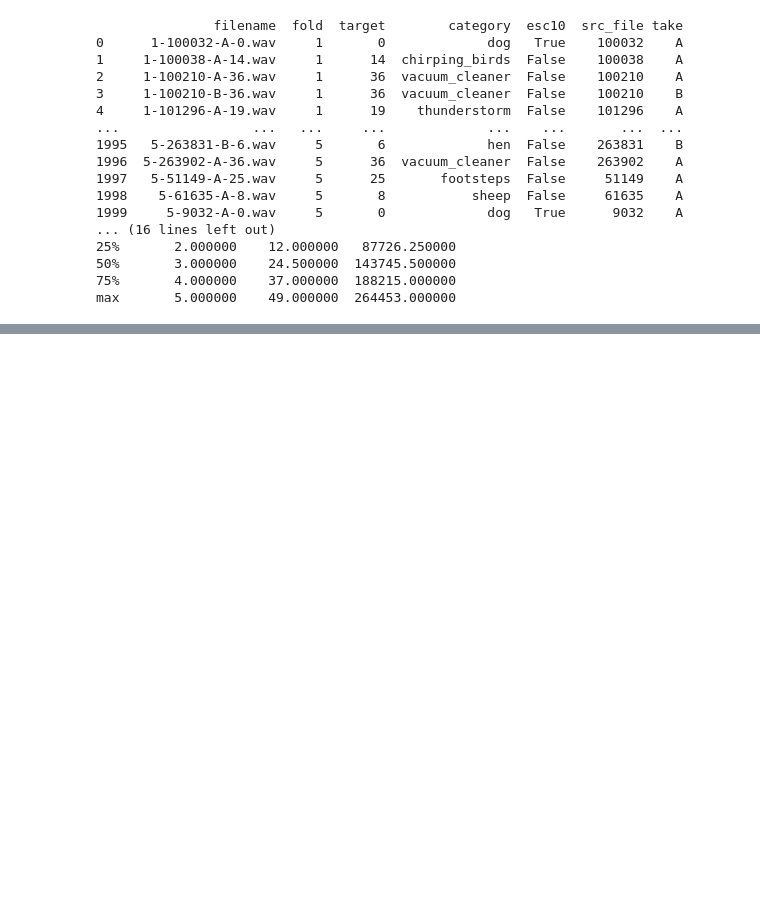
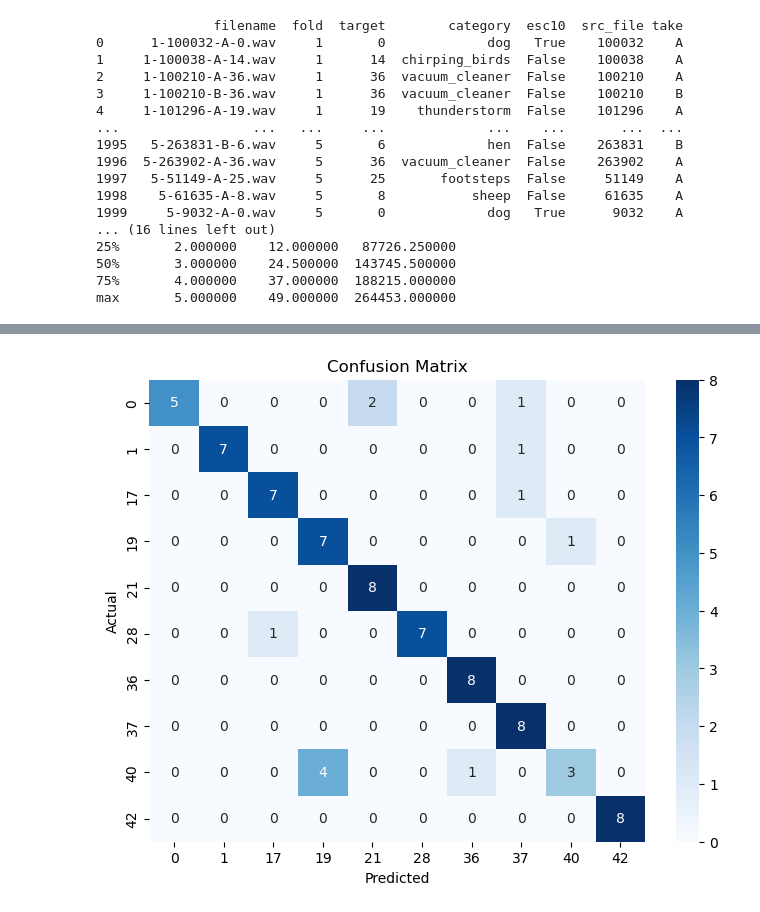
Before and after one commit to soheilbh/aed-challange, a Jupyter notebook: main.ipynb, the cells around one changed output, grey strips where cells are left out. Cells and saved outputs as stored; diff of their text form; code cells hidden in the pictures; blank space fills up the shorter version.

```diff
--- a/main.ipynb
+++ b/main.ipynb
@@ -362,0 +335,12 @@ plt.show()
+# %%
+# Normalize the data using Z-score normalization (StandardScaler)
+scaler = StandardScaler()
+
+
+# feature normalization:
+# feature = feature - mean(feature acrocss all examples) / std(feature across all examples)
+## VERY IMPORTANT: the above mean and std must be calcualted from TRAIN data only, not from EVAL or TEST data
+
+# Fit only on the training data and transform both train and test sets
+X_train = scaler.fit_transform(X_train_not_scaled)  # Fit on train data only
+X_test = scaler.transform(X_test_not_scaled)        # Use train's mean and std to scale test data
@@ -362,0 +478,53 @@ plt.show()
+# %%
+# Initialize the SVM classifier with the best hyperparameters
+svm = SVC(kernel='rbf', C=10, gamma='scale', probability=True, random_state=42)
+
+# Train the SVM classifier on the training set
+svm.fit(X_train, y_train)
+
+# Make predictions on the test set
+y_pred = svm.predict(X_test)
+y_prob = svm.predict_proba(X_test)
+
+# Evaluate AUC on the test set
+test_auc = roc_auc_score(y_test, y_prob, multi_class='ovr')
+print("\nAUC on the test set:", test_auc)
+
+# Classification report
+print("\nClassification Report:")
+print(classification_report(y_test, y_pred))
+
+# Confusion matrix
+cm = confusion_matrix(y_test, y_pred)
+
+# Calculate accuracy
+accuracy = accuracy_score(y_test, y_pred)
+print("\nAccuracy on the test set:", accuracy)
+
+# # Calculate TPR and FPR for each class
+# tpr_list = []
+# fpr_list = []
+
+# print("\nTPR (Recall) and FPR for Each Class:")
+# for i in range(len(cm)):  # Iterate over each class
+#     tp = cm[i, i]  # True positives for class i
+#     fn = sum(cm[i, :]) - tp  # False negatives for class i
+#     fp = sum(cm[:, i]) - tp  # False positives for class i
+#     tn = cm.sum() - (tp + fn + fp)  # True negatives for class i
+
+#     tpr = tp / (tp + fn) if (tp + fn) != 0 else 0  # Avoid division by zero
+#     fpr = fp / (fp + tn) if (fp + tn) != 0 else 0  # Avoid division by zero
+
+#     tpr_list.append(tpr)
+#     fpr_list.append(fpr)
+
+#     print(f"Class {i}: TPR (Recall) = {tpr:.2f}, FPR = {fpr:.2f}")
+
+# Visualize the confusion matrix using heatmap
+plt.figure(figsize=(8, 6))
+sns.heatmap(cm, annot=True, fmt='d', cmap='Blues', xticklabels=np.unique(y_train), yticklabels=np.unique(y_train))
+plt.xlabel('Predicted')
+plt.ylabel('Actual')
+plt.title('Confusion Matrix')
+plt.show()
+# %% [output]
@@ -362,0 +548 @@ plt.show()
+[figure, added]
```
Also changed, not shown: parts of 50 cells of this notebook, 3 other files.
